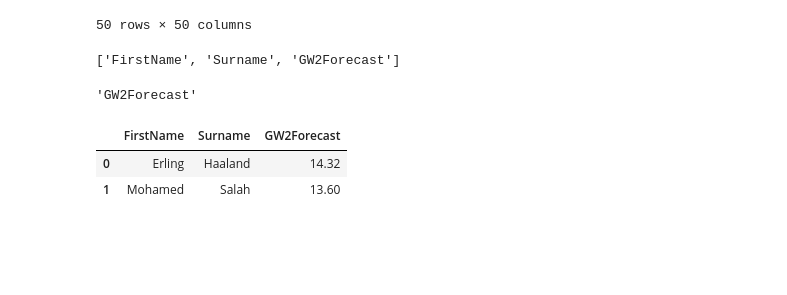
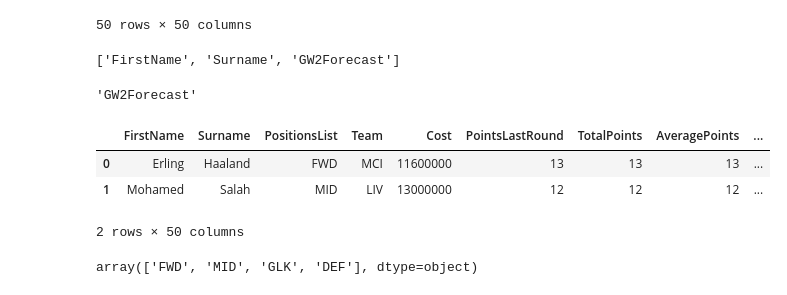
Before and after one commit to loaiwalid07/fantasy, a Jupyter notebook: analysis_note.ipynb, the cells around one changed output. Drawn from its saved outputs; the diff is of its cells as text; code cells hidden in the pictures; blank space fills up the shorter version.

```diff
--- a/analysis_note.ipynb
+++ b/analysis_note.ipynb
@@ -9,6 +9,7 @@ import requests
 # %%
 # Import the dataset
 data = pd.read_csv('http://fantasyoverlord.com/FPL/DataWithForecasts',encoding='iso8859_2')
+data.index = range(1, data.shape[0] + 1)
 data.head(10)
 # %% [output]
 |  | FirstName | Surname | PositionsList | Team | Cost | PointsLastRound | TotalPoints | AveragePoints | ... |
@@ -141,8 +143,13 @@ data.sort_values(by=[data.columns[(data.columns.get_indexer(['NextFixture5'])+1)
 'GW2Forecast'
 # %%
 # Get data for selected players
-data[data['Surname'].isin(['Salah','Haaland'])][['FirstName','Surname',data.columns[(data.columns.get_indexer(['NextFixture5'])+1)[0]]]].reset_index(drop=True)
+data[data['Surname'].isin(['Salah','Haaland'])][data.columns[:(data.columns.get_indexer(['NextFixture5'])+2)[0]]].reset_index(drop=True)
 # %% [output]
-|  | FirstName | Surname | GW2Forecast |
-| 0 | Erling | Haaland | 14.32 |
-| 1 | Mohamed | Salah | 13.60 |
+|  | FirstName | Surname | PositionsList | Team | Cost | PointsLastRound | TotalPoints | AveragePoints | ... |
+| 0 | Erling | Haaland | FWD | MCI | 11600000 | 13 | 13 | 13 | ... |
+| 1 | Mohamed | Salah | MID | LIV | 13000000 | 12 | 12 | 12 | ... |
+2 rows × 50 columns
+# %%
+data.PositionsList.unique()
+# %% [output]
+array(['FWD', 'MID', 'GLK', 'DEF'], dtype=object)
```
Also changed, not shown: parts of 4 cells of this notebook, 1 other file.
